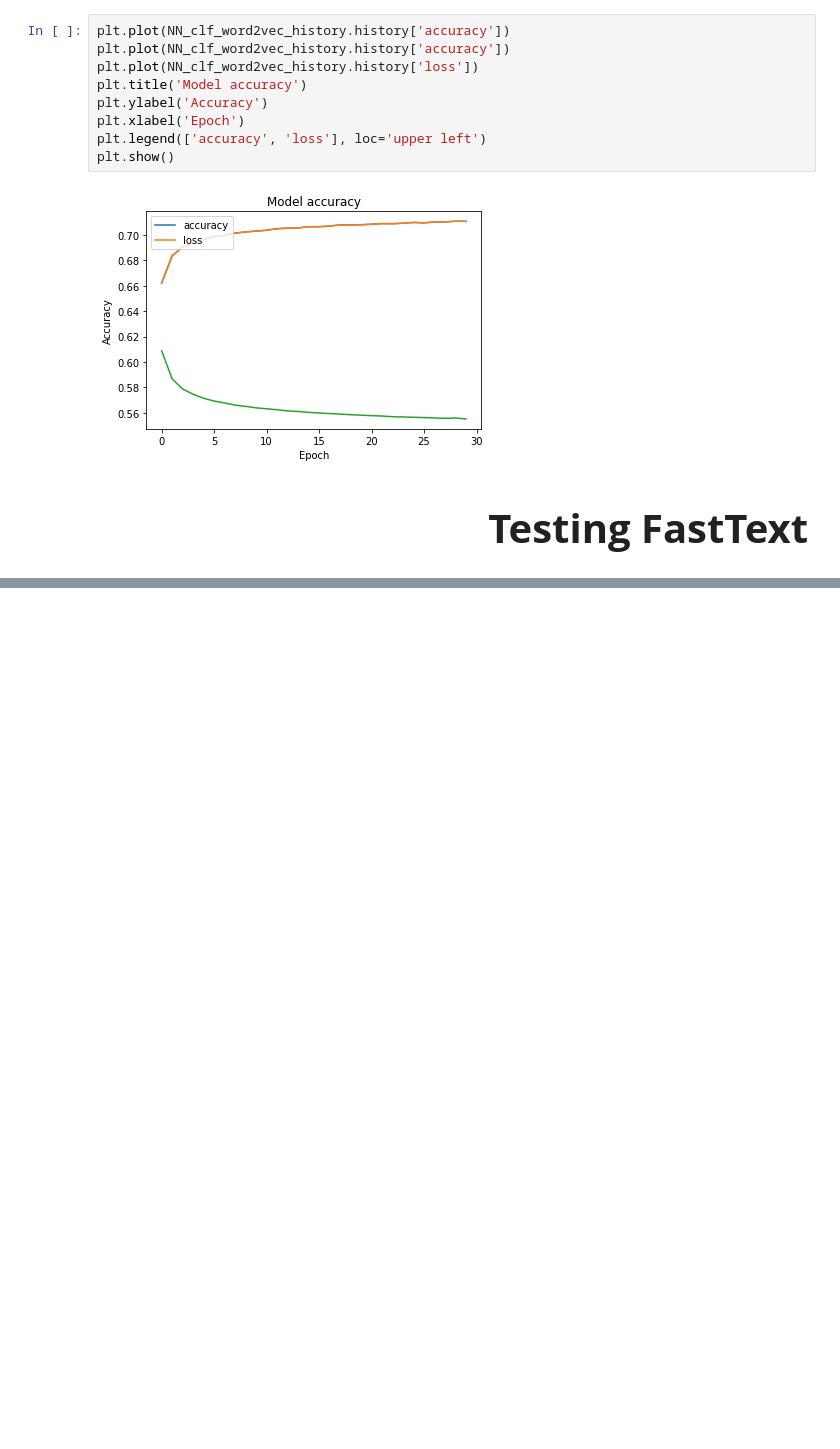
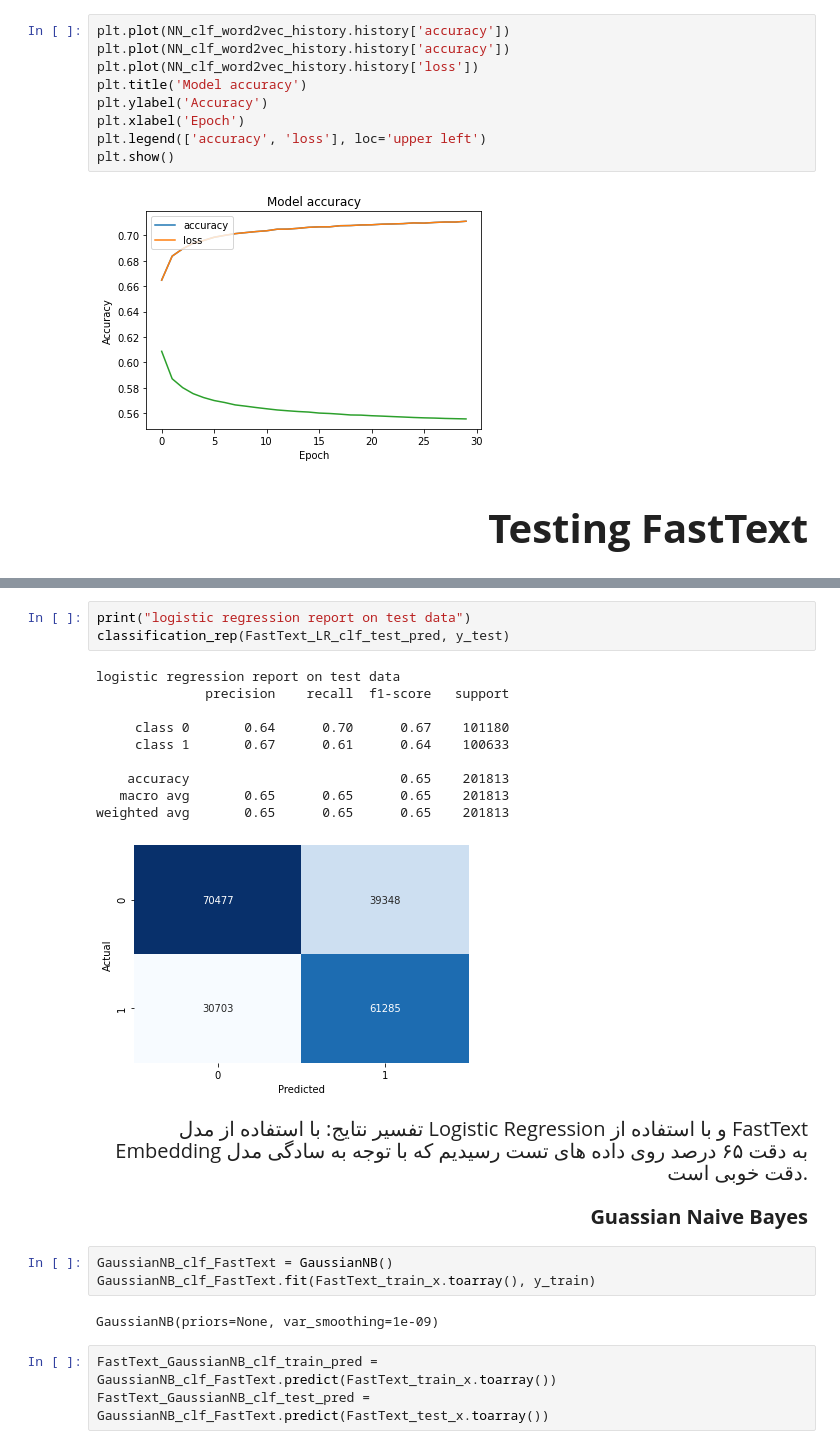
Before and after one commit to matinFT/ML-Project-Phase2, a Jupyter notebook: pr2.ipynb, the cells around one changed output, grey strips where cells are left out. Saved outputs shown, nothing was run; the diff lists cells and outputs as text; blank space fills up the shorter version.

```diff
--- a/pr2.ipynb
+++ b/pr2.ipynb
@@ -971,0 +1114,27 @@ plt.show()
+# %%
+print("logistic regression report on test data")
+classification_rep(FastText_LR_clf_test_pred, y_test)
+# %% [output]
+logistic regression report on test data
+              precision    recall  f1-score   support
+
+     class 0       0.64      0.70      0.67    101180
+     class 1       0.67      0.61      0.64    100633
+
+    accuracy                           0.65    201813
+   macro avg       0.65      0.65      0.65    201813
+weighted avg       0.65      0.65      0.65    201813
+[figure, added]
+# %% [markdown]
+<p dir=rtl style="font-size:20px; text-align: right;line-height:30px;" >تفسیر نتایج: با استفاده از مدل Logistic Regression و با استفاده از FastText Embedding به دقت ۶۵ درصد روی داده های تست رسیدیم که با توجه به سادگی مدل دقت خوبی است.
+</p>
+# %% [markdown]
+<p style="font-size:20px; text-align: right;" ><b>Guassian Naive Bayes</b></p>
+# %%
+GaussianNB_clf_FastText = GaussianNB()
+GaussianNB_clf_FastText.fit(FastText_train_x.toarray(), y_train)
+# %% [output]
+GaussianNB(priors=None, var_smoothing=1e-09)
+# %%
+FastText_GaussianNB_clf_train_pred = GaussianNB_clf_FastText.predict(FastText_train_x.toarray())
+FastText_GaussianNB_clf_test_pred = GaussianNB_clf_FastText.predict(FastText_test_x.toarray())
```
Also changed, not shown: parts of 110 cells of this notebook, 3 other files.
